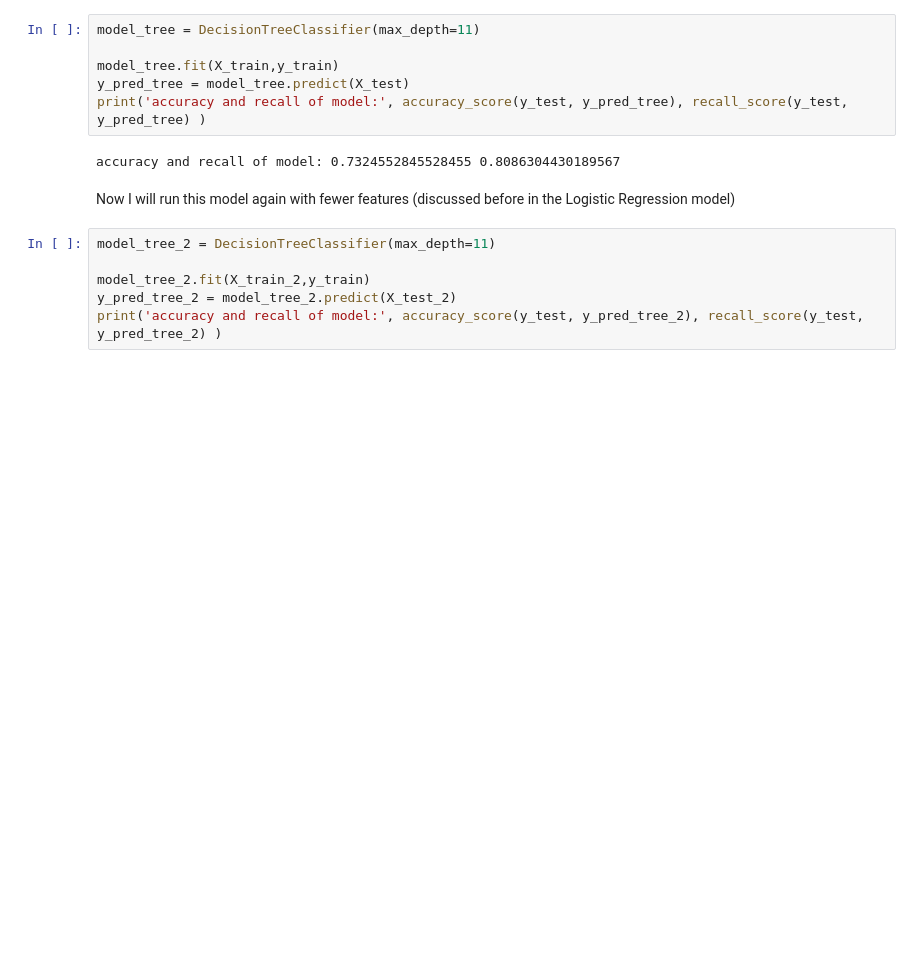
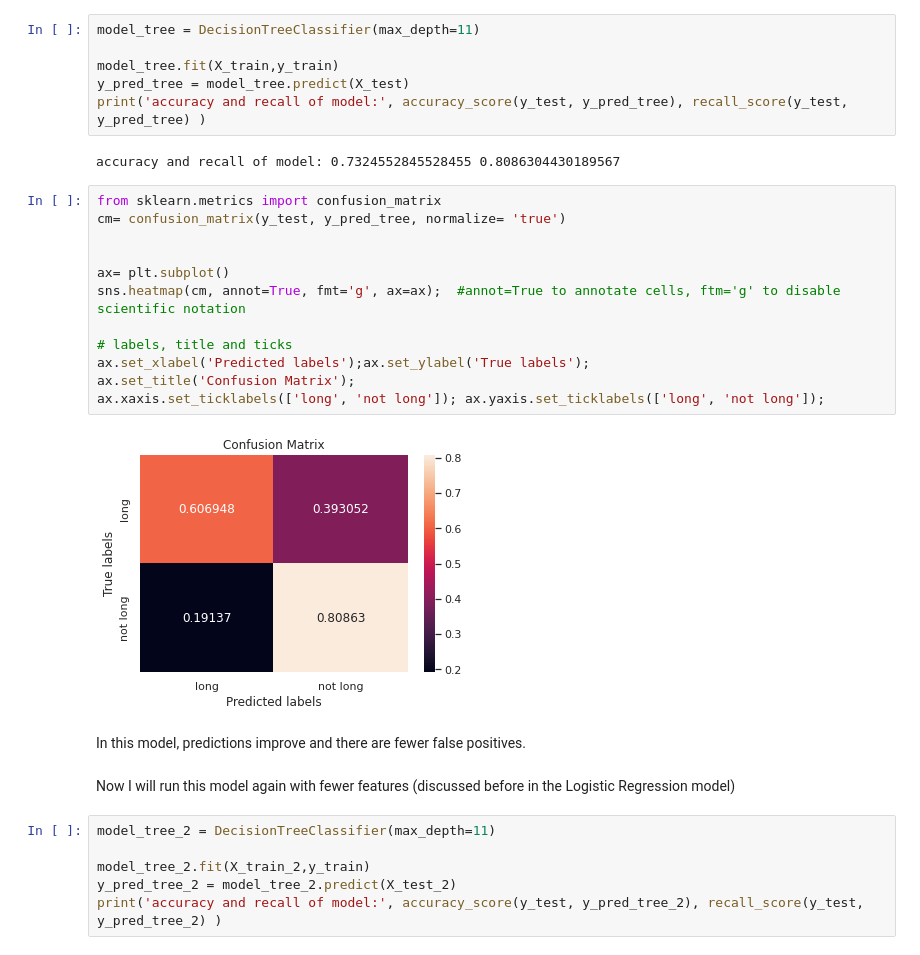
Before and after one commit to Astroprogramm/Machine_Learning_Project, a Jupyter notebook: ML_HospitalStay.ipynb, the cells around one changed output. Drawn from its saved outputs; the diff is of its cells as text; blank space fills up the shorter version.

```diff
--- a/ML_HospitalStay.ipynb
+++ b/ML_HospitalStay.ipynb
@@ -568,6 +591,22 @@ y_pred_tree = model_tree.predict(X_test)
 print('accuracy and recall of model:', accuracy_score(y_test, y_pred_tree), recall_score(y_test, y_pred_tree) )
 # %% [output]
 accuracy and recall of model: 0.7324552845528455 0.8086304430189567
+# %%
+from sklearn.metrics import confusion_matrix
+cm= confusion_matrix(y_test, y_pred_tree, normalize= 'true')
+
+
+ax= plt.subplot()
+sns.heatmap(cm, annot=True, fmt='g', ax=ax);  #annot=True to annotate cells, ftm='g' to disable scientific notation
+
+# labels, title and ticks
+ax.set_xlabel('Predicted labels');ax.set_ylabel('True labels');
+ax.set_title('Confusion Matrix');
+ax.xaxis.set_ticklabels(['long', 'not long']); ax.yaxis.set_ticklabels(['long', 'not long']);
+# %% [output]
+[figure, added]
+# %% [markdown]
+In this model, predictions improve and there are fewer false positives.
 # %% [markdown]
 Now I will run this model again with fewer features (discussed before in the Logistic Regression model)
 # %%
```
Also changed, not shown: parts of 23 cells of this notebook.
